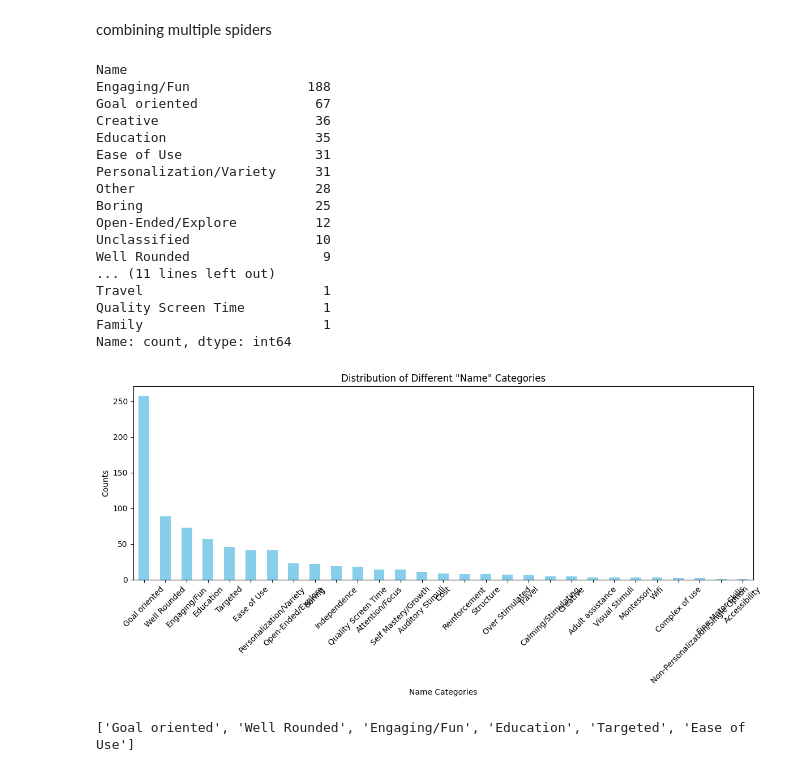
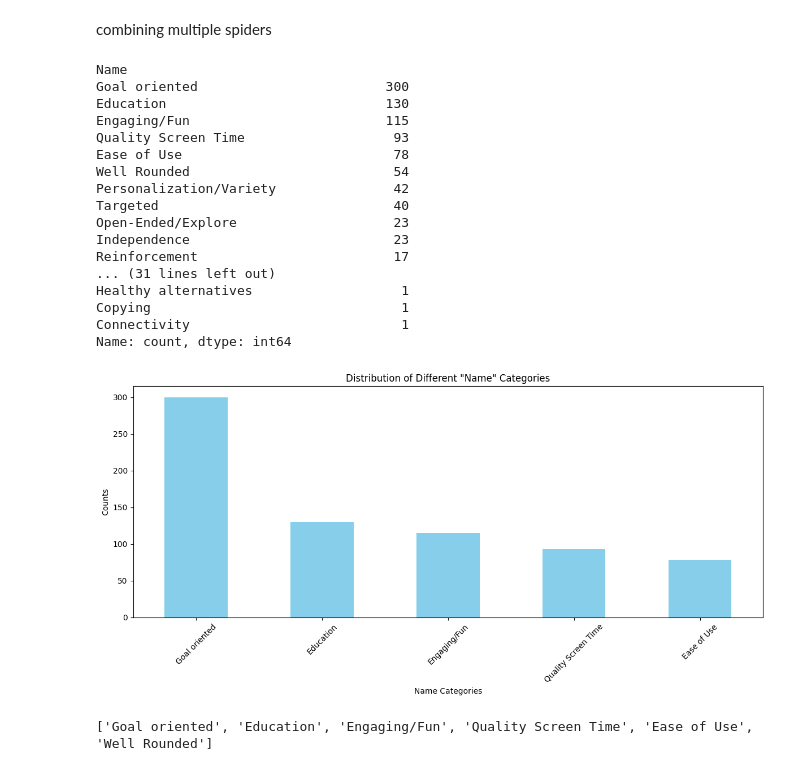
Before and after one commit to ryanjewik/montessori_research, a Jupyter notebook: spidergraph/spidergraph.ipynb, the cells around one changed output. Saved outputs shown, nothing was run; the diff lists cells and outputs as text; code cells hidden in the pictures.

```diff
--- a/spidergraph/spidergraph.ipynb
+++ b/spidergraph/spidergraph.ipynb
@@ -6,7 +6,7 @@ import matplotlib.pyplot as plt
 # %%
 df = pd.read_csv('../final/o-kids-math-games.csv')
 # %%
-df = pd.read_excel("../DeductiveAnalysis_Results.xlsx", sheet_name="o-khan-academy-kids")
+df = pd.read_excel("../Deductive_Analysis_Mar3.xlsx", sheet_name="o-khan-academy-kids")
 df.rename(columns={'Sentence': 'review'}, inplace=True)
 df.rename(columns={'Code': 'Name'}, inplace=True)
 # %%
@@ -180,42 +180,42 @@ def create_combined_emotion_spider(df1, df2, df3, title_suffix, colors, figsize=
 df['Name'].value_counts()
 # %% [output]
 Name
-Engaging/Fun               188
-Goal oriented               67
-Creative                    36
-Education                   35
-Ease of Use                 31
-Personalization/Variety     31
-Other                       28
-Boring                      25
-Open-Ended/Explore          12
-Unclassified                10
-Well Rounded                 9
-... (11 lines left out)
-Travel                       1
-Quality Screen Time          1
-Family                       1
+Goal oriented                        300
+Education                            130
+Engaging/Fun                         115
+Quality Screen Time                   93
+Ease of Use                           78
+Well Rounded                          54
+Personalization/Variety               42
+Targeted                              40
+Open-Ended/Explore                    23
+Independence                          23
+Reinforcement                         17
+... (31 lines left out)
+Healthy alternatives                   1
+Copying                                1
+Connectivity                           1
 Name: count, dtype: int64
 # %%
 # Calculate the value counts for the 'Name' column
 name_counts = df['Name'].value_counts()
 
 # Create a bar chart
 plt.figure(figsize=(12, 6))
-name_counts.plot(kind='bar', color='skyblue')
+name_counts[:5].plot(kind='bar', color='skyblue')
 plt.title('Distribution of Different "Name" Categories')
 plt.xlabel('Name Categories')
 plt.ylabel('Counts')
 plt.xticks(rotation=45)
 plt.tight_layout()
 
 # Save the plot as an image file
 plt.savefig('name_distribution.png')
 
 # Show the plot
 plt.show()
 # %% [output]
-[figure, old version]
+[figure, new version]
 # %%
 # Get the top 3 most common "Name" values
 top_6_codes = name_counts.head(6).index.tolist()
@@ -223,7 +223,7 @@ top_6_codes = name_counts.head(6).index.tolist()
 # Print the top 3 names
 print(top_6_codes)
 # %% [output]
-['Goal oriented', 'Well Rounded', 'Engaging/Fun', 'Education', 'Targeted', 'Ease of Use']
+['Goal oriented', 'Education', 'Engaging/Fun', 'Quality Screen Time', 'Ease of Use', 'Well Rounded']
 # %%
 import pandas as pd
 import numpy as np
```
Also changed, not shown: parts of 10 cells of this notebook, 2 other files.
